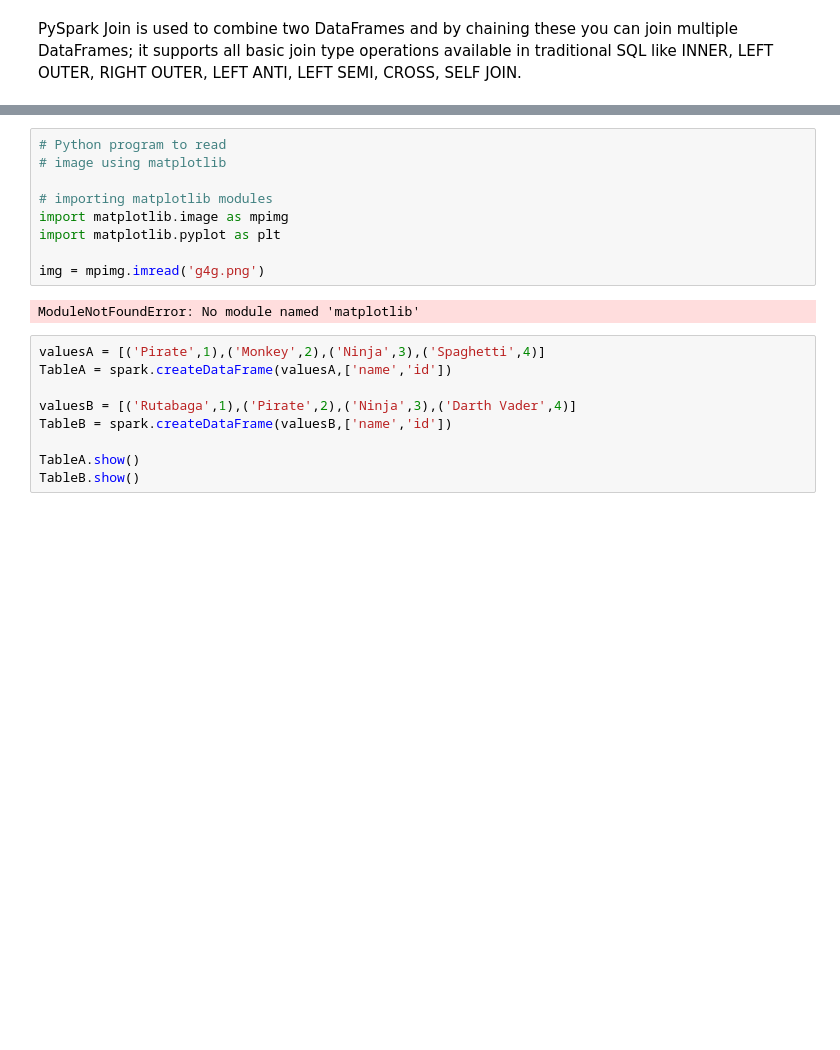
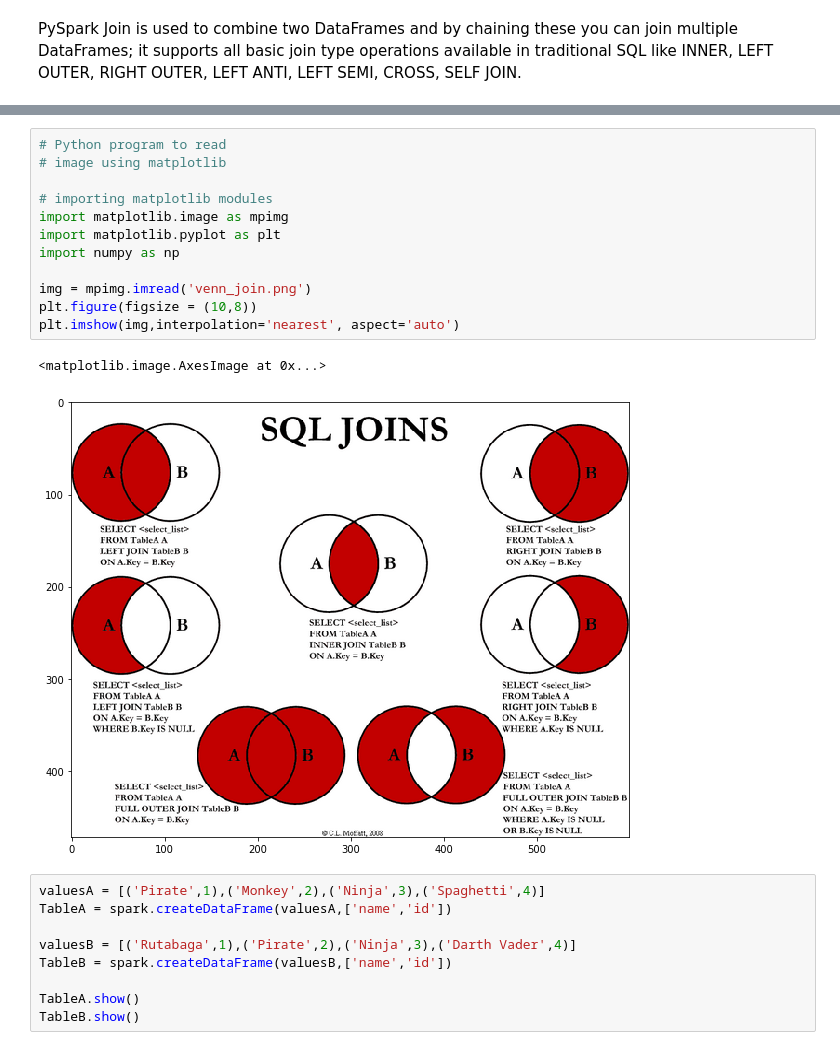
Before and after one commit to ljc1993/Pyspark-With-Python, a Jupyter notebook: Tutorial 7-Join.ipynb, the cells around one changed output, grey strips where cells are left out. Cells and saved outputs as stored; diff of their text form; blank space fills up the shorter version.

```diff
--- a/Tutorial 7-Join.ipynb
+++ b/Tutorial 7-Join.ipynb
@@ -12,14 +12,18 @@ To adjust logging level use sc.setLogLevel(newLevel). For SparkR, use setLogLeve
 # %%
 # Python program to read
 # image using matplotlib
 
 # importing matplotlib modules
 import matplotlib.image as mpimg
 import matplotlib.pyplot as plt
+import numpy as np
 
-img = mpimg.imread('g4g.png')
+img = mpimg.imread('venn_join.png')
+plt.figure(figsize = (10,8))
+plt.imshow(img,interpolation='nearest', aspect='auto')
 # %% [output]
-ModuleNotFoundError: No module named 'matplotlib'
+<matplotlib.image.AxesImage at 0x...>
+[figure, added]
 # %%
 valuesA = [('Pirate',1),('Monkey',2),('Ninja',3),('Spaghetti',4)]
 TableA = spark.createDataFrame(valuesA,['name','id'])
```
Also changed, not shown: parts of 12 cells of this notebook.
